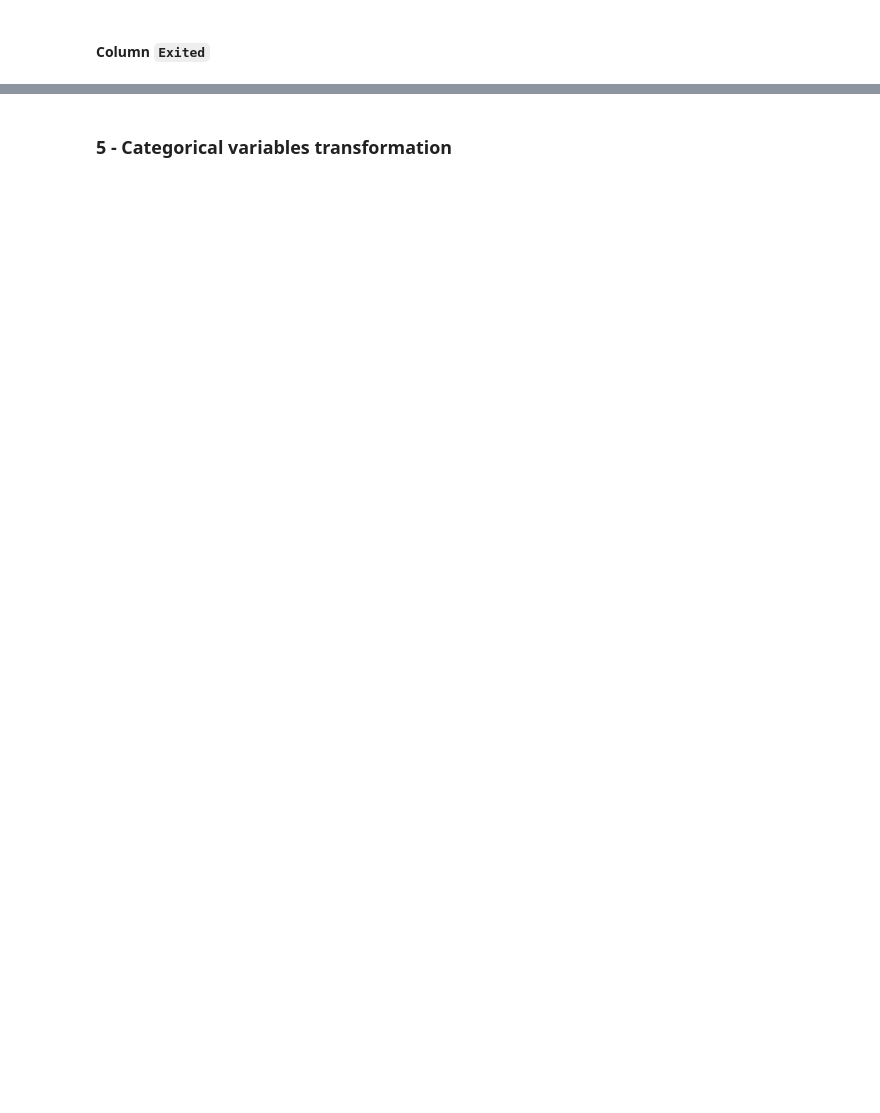
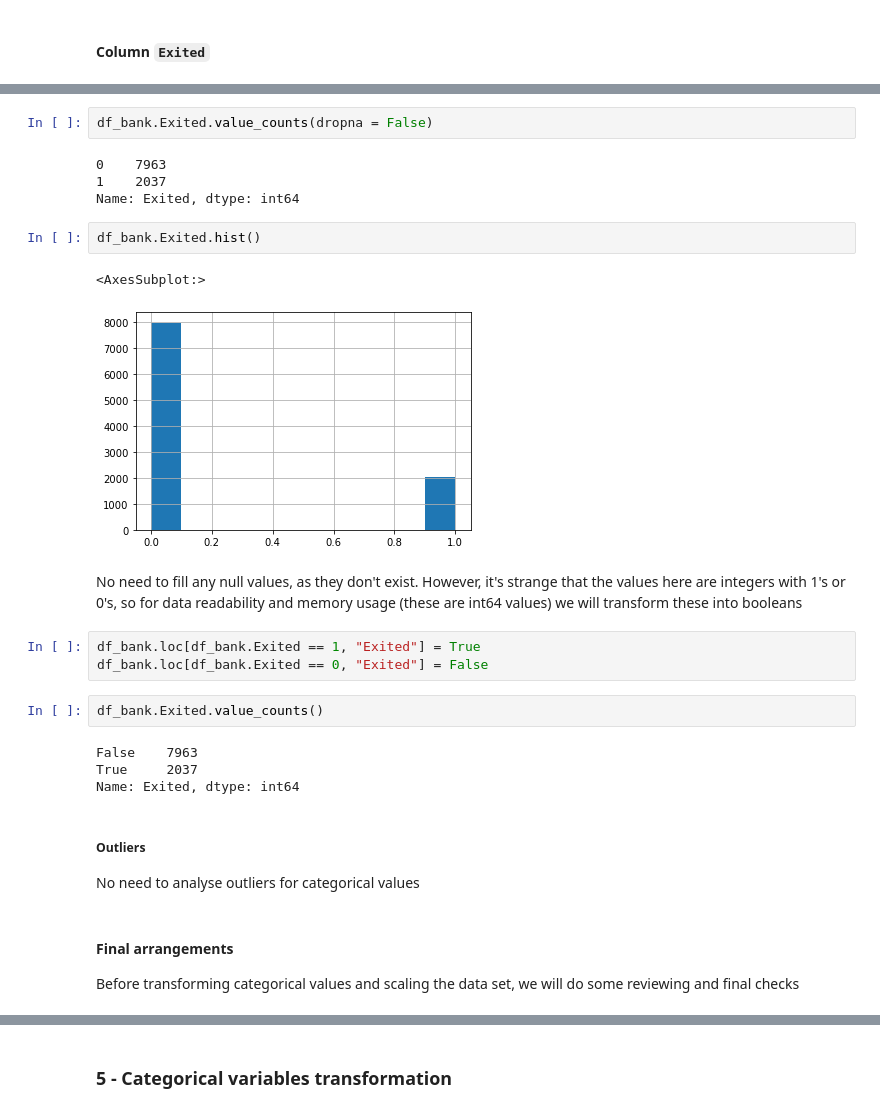
Before and after one commit to Maycas/Bank-Data-Analysis, a Jupyter notebook: Bank Data.ipynb, the cells around one changed output, grey strips where cells are left out. Saved outputs shown, nothing was run; the diff lists cells and outputs as text; blank space fills up the shorter version.

```diff
--- a/Bank Data.ipynb
+++ b/Bank Data.ipynb
@@ -1032,0 +1069,30 @@ df_bank.IsActiveMember.hist()
+# %%
+df_bank.Exited.value_counts(dropna = False)
+# %% [output]
+0    7963
+1    2037
+Name: Exited, dtype: int64
+# %%
+df_bank.Exited.hist()
+# %% [output]
+<AxesSubplot:>
+[figure, added]
+# %% [markdown]
+No need to fill any null values, as they don't exist. However, it's strange that the values here are integers with 1's or 0's, so for data readability and memory usage (these are int64 values) we will transform these into booleans
+# %%
+df_bank.loc[df_bank.Exited == 1, "Exited"] = True
+df_bank.loc[df_bank.Exited == 0, "Exited"] = False
+# %%
+df_bank.Exited.value_counts()
+# %% [output]
+False    7963
+True     2037
+Name: Exited, dtype: int64
+# %% [markdown]
+##### Outliers
+
+No need to analyse outliers for categorical values
+# %% [markdown]
+#### Final arrangements
+
+Before transforming categorical values and scaling the data set, we will do some reviewing and final checks
```
Also changed, not shown: parts of 22 cells of this notebook, 1 other file.
